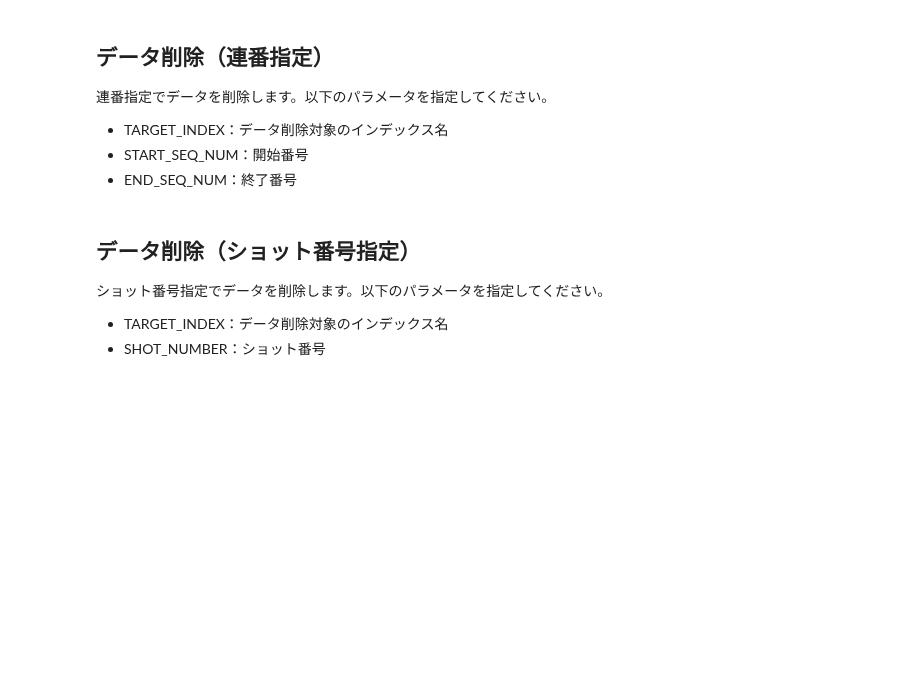
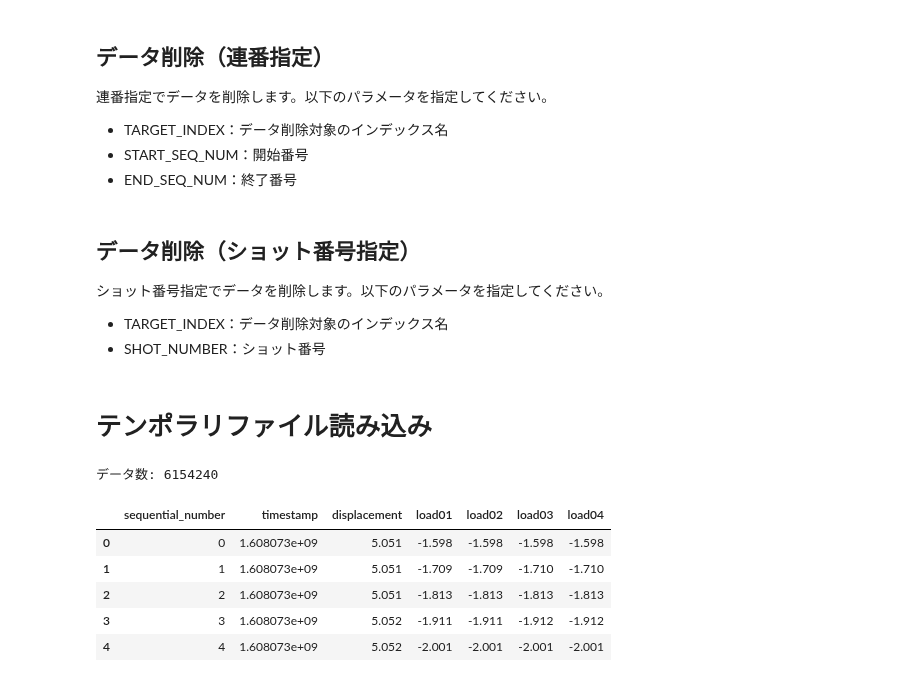
Before and after one commit to ymiyamoto5/data-analysis-platform-bak, a Jupyter notebook: notebooks/operation.ipynb, the cells around one changed output. Saved outputs shown, nothing was run; the diff lists cells and outputs as text; code cells hidden in the pictures; blank space fills up the shorter version.

```diff
--- a/notebooks/operation.ipynb
+++ b/notebooks/operation.ipynb
@@ -55,3 +55,33 @@ TARGET_INDEX = 'shots-20201201010000-data'
 SHOT_NUMBER = 2
 # %%
 ElasticManager.delete_data_by_shot_num(index=TARGET_INDEX, shot_number=SHOT_NUMBER)
+# %% [markdown]
+# テンポラリファイル読み込み
+# %%
+import glob
+
+# テンポラリファイル読み込み
+target_dir = "/home/ymiyamoto5/h-one-experimental-system/shared/data/20210201151814"
+
+pickle_file_list = glob.glob(os.path.join(target_dir, "*.pkl"))
+pickle_file_list.sort()
+
+rawdata_df = pd.DataFrame()
+
+for pickle_file in pickle_file_list:
+    pickle_df = pd.read_pickle(pickle_file)
+    rawdata_df = pd.concat([rawdata_df, pickle_df], axis=0)
+
+rawdata_df.reset_index()
+print(f"データ数: {len(rawdata_df)}")
+# %% [output]
+データ数: 6154240
+# %%
+rawdata_df.head()
+# %% [output]
+|  | sequential_number | timestamp | displacement | load01 | load02 | load03 | load04 |
+| 0 | 0 | 1.608073e+09 | 5.051 | -1.598 | -1.598 | -1.598 | -1.598 |
+| 1 | 1 | 1.608073e+09 | 5.051 | -1.709 | -1.709 | -1.710 | -1.710 |
+| 2 | 2 | 1.608073e+09 | 5.051 | -1.813 | -1.813 | -1.813 | -1.813 |
+| 3 | 3 | 1.608073e+09 | 5.052 | -1.911 | -1.911 | -1.912 | -1.912 |
+| 4 | 4 | 1.608073e+09 | 5.052 | -2.001 | -2.001 | -2.001 | -2.001 |
```
Also changed, not shown: parts of 4 cells of this notebook, 5 other files.
